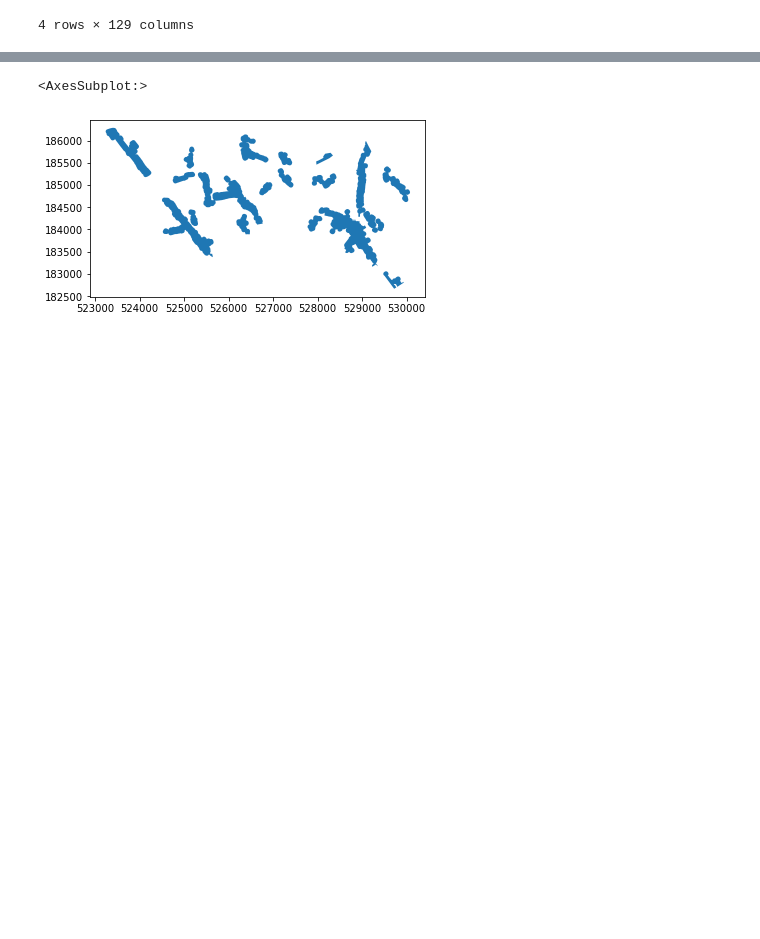
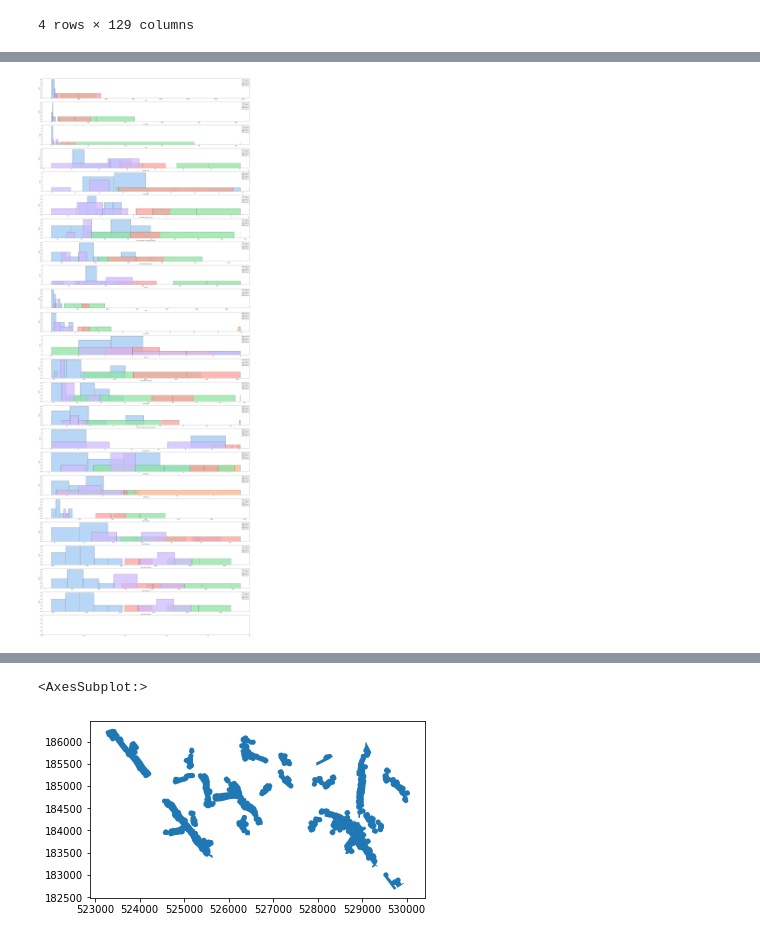
Before and after one commit to christinabotros/Camden-High-Street-Analysis, a Jupyter notebook: 6.1 Creating High Street Signatures.ipynb, the cells around one changed output, grey strips where cells are left out. Cells and saved outputs as stored; diff of their text form; code cells hidden in the pictures; blank space fills up the shorter version.

```diff
--- a/6.1 Creating High Street Signatures.ipynb
+++ b/6.1 Creating High Street Signatures.ipynb
@@ -336,15 +304,15 @@ Cluster5.describe()
 # %%
-fig, ax = plt.subplots(nrows=53, ncols=1, figsize=(40, 110))
+fig, ax = plt.subplots(nrows=53, ncols=1, figsize=(40, 200))
 
 
 for i, a in enumerate(['area_ha', 'road_length', 'bench', 'bicycle_rental', 'camera_surveillance', 'fountain', 'post_box', 'recycling', 'recycling_clothes', 'recycling_glass', 'recycling_paper', 'telephone', 'tourist_info', 'vending_parking', 'waste_basket', 'public toilets', 'trees', 'bus_stops', 'train', 'median_95Q4', 'median_18Q4', '95-18_price_diff', 'count_95Q4', 'count_18Q4', '95-18_tansc_diff', 'household_estimate_01_02', 'household_estimate_12_13', 'household_estimate_diff', 'All usual residents', 'Density (number of persons per hectare)', 'Economically_active_total', 'Economically_inactive_total', 'Over_65s', 'crime', 'cultural_infra', 'GRP_CD', 'Average download speed (Mbit/s)', 'Average data usage (GB)', 'AvPTAI2015', '2018_road_causaulties', 'averaege_yearly_causaulties(2010-2018)', 'noise_pollution', 'NOxTotal10', 'PM10Tot10', 'total_buildings', 'total_floor_area', 'mean_floor_area', 'total_rental_valuation', 'mean_rental_valuation', 'total_rates_paid', 'mean_rates_paid', 'total_rates_expected', 'mean_rates_expected']):
 
 
-    sns.histplot(ax=ax[i], label="Cluster 1", data=highstreet_dimensions[highstreet_dimensions['cluster_label']==0], x=a, color=colours[0])
-    sns.histplot( ax=ax[i],label="Cluster 2", data=highstreet_dimensions[highstreet_dimensions['cluster_label']==1], x=a, color=colours[1])
-    sns.histplot(ax=ax[i],label="Cluster 3", data=highstreet_dimensions[highstreet_dimensions['cluster_label']==2], x=a, color=colours[2])
-    sns.histplot( ax=ax[i],label="Cluster 4", data=highstreet_dimensions[highstreet_dimensions['cluster_label']==3], x=a, color=colours[3])
-    sns.histplot( ax=ax[i],label="Cluster 5", data=highstreet_dimensions[highstreet_dimensions['cluster_label']==4], x=a, color=colours[4])
+    sns.histplot(ax=ax[i], label="Cluster 0", data=highstreet_dimensions[highstreet_dimensions['cluster_label']==0], x=a, color=colours[0])
+    sns.histplot( ax=ax[i],label="Cluster 1", data=highstreet_dimensions[highstreet_dimensions['cluster_label']==1], x=a, color=colours[1])
+    sns.histplot(ax=ax[i],label="Cluster 2", data=highstreet_dimensions[highstreet_dimensions['cluster_label']==2], x=a, color=colours[2])
+    sns.histplot( ax=ax[i],label="Cluster 3", data=highstreet_dimensions[highstreet_dimensions['cluster_label']==3], x=a, color=colours[3])
+    sns.histplot( ax=ax[i],label="Cluster 4", data=highstreet_dimensions[highstreet_dimensions['cluster_label']==4], x=a, color=colours[4])
 
     ax[i].legend()
 
@@ -353,0 +322,18 @@ for i, a in enumerate(['area_ha', 'road_length', 'bench', 'bicycle_rental', 'cam
+# %%
+fig, ax = plt.subplots(nrows=24, ncols=1, figsize=(40, 110))
+
+
+for i, a in enumerate(['trees', 'bus_stops', 'train', 'median_18Q4', 'count_18Q4', 'household_estimate_12_13', 'Density (number of persons per hectare)', 'Economically_inactive_total', 'Over_65s', 'crime', 'cultural_infra', 'GRP_CD', 'Average data usage (GB)', 'AvPTAI2015', 'averaege_yearly_causaulties(2010-2018)', 'noise_pollution', 'NOxTotal10', 'PM10Tot10', 'total_buildings', 'mean_floor_area',  'mean_rental_valuation', 'mean_rates_paid', 'mean_rates_expected']):
+
+
+    sns.histplot(ax=ax[i], label="Cluster 0", data=highstreet_dimensions[highstreet_dimensions['cluster_label']==0], x=a, color=colours[0])
+    sns.histplot( ax=ax[i],label="Cluster 1", data=highstreet_dimensions[highstreet_dimensions['cluster_label']==1], x=a, color=colours[1])
+    sns.histplot(ax=ax[i],label="Cluster 2", data=highstreet_dimensions[highstreet_dimensions['cluster_label']==2], x=a, color=colours[2])
+    sns.histplot( ax=ax[i],label="Cluster 3", data=highstreet_dimensions[highstreet_dimensions['cluster_label']==3], x=a, color=colours[3])
+    sns.histplot( ax=ax[i],label="Cluster 4", data=highstreet_dimensions[highstreet_dimensions['cluster_label']==4], x=a, color=colours[4])
+
+    ax[i].legend()
+
+fig.savefig('Camden High Street Clusters charts.jpg')
+# %% [output]
+[figure, added]
```
Also changed, not shown: parts of 25 cells of this notebook, 5 other files.
